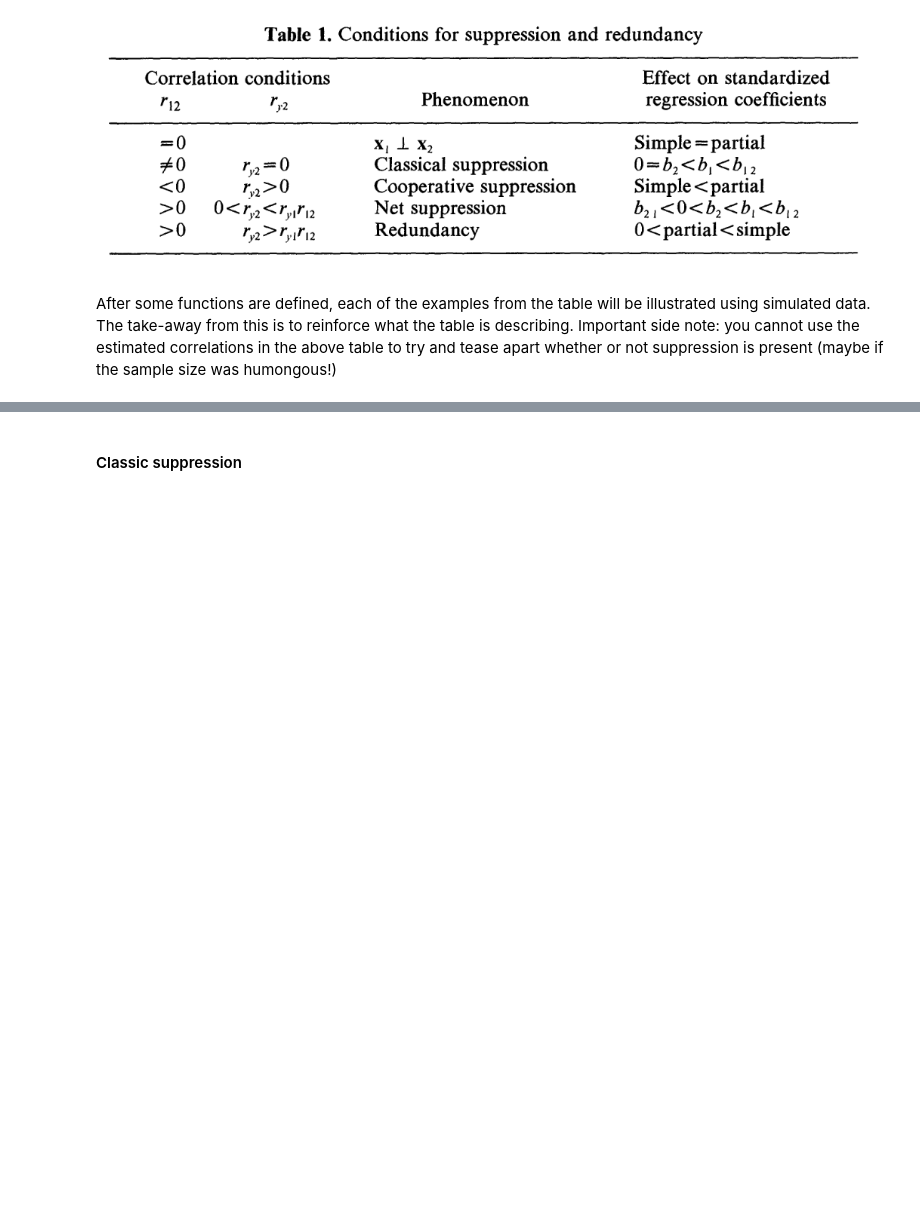
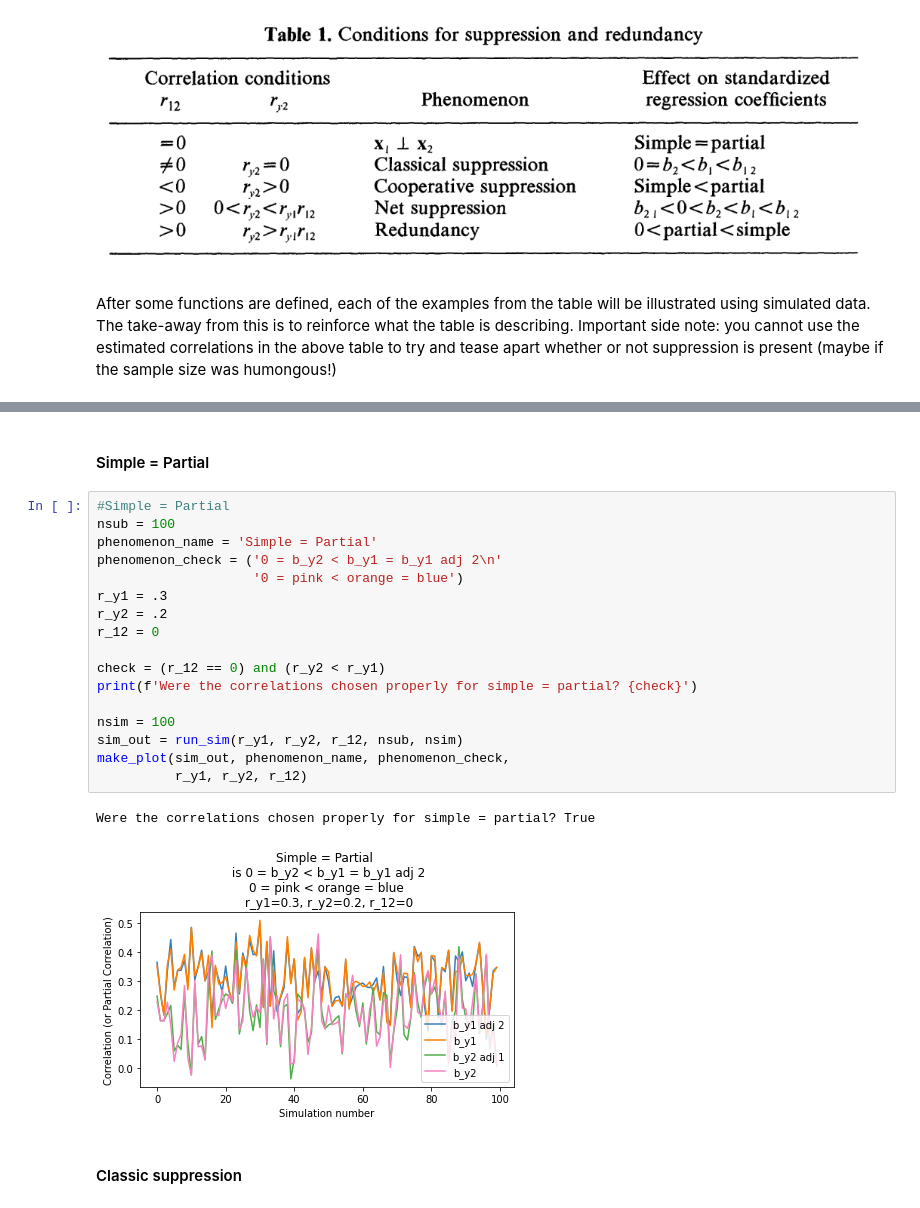
Before and after one commit to jmumford/DesignAnalysisCode, a Jupyter notebook: suppression_and_colliders.ipynb, the cells around one changed output, grey strips where cells are left out. Drawn from its saved outputs; the diff is of its cells as text; blank space fills up the shorter version.

```diff
--- a/suppression_and_colliders.ipynb
+++ b/suppression_and_colliders.ipynb
@@ -123,3 +125,25 @@ def make_plot(sim_out, phenomenon_name, phenomenon_check,
+# %% [markdown]
+#### Simple = Partial
+# %%
+#Simple = Partial
+nsub = 100
+phenomenon_name = 'Simple = Partial'
+phenomenon_check = ('0 = b_y2 < b_y1 = b_y1 adj 2\n'
+                    '0 = pink < orange = blue')
+r_y1 = .3
+r_y2 = .2
+r_12 = 0
+
+check = (r_12 == 0) and (r_y2 < r_y1)
+print(f'Were the correlations chosen properly for simple = partial? {check}')
+
+nsim = 100
+sim_out = run_sim(r_y1, r_y2, r_12, nsub, nsim)
+make_plot(sim_out, phenomenon_name, phenomenon_check,
+          r_y1, r_y2, r_12)
+# %% [output]
+Were the correlations chosen properly for simple = partial? True
+[figure, added]
 # %% [markdown]
 #### Classic suppression
 # %%
```
Also changed, not shown: parts of 11 cells of this notebook, 2 other files.
